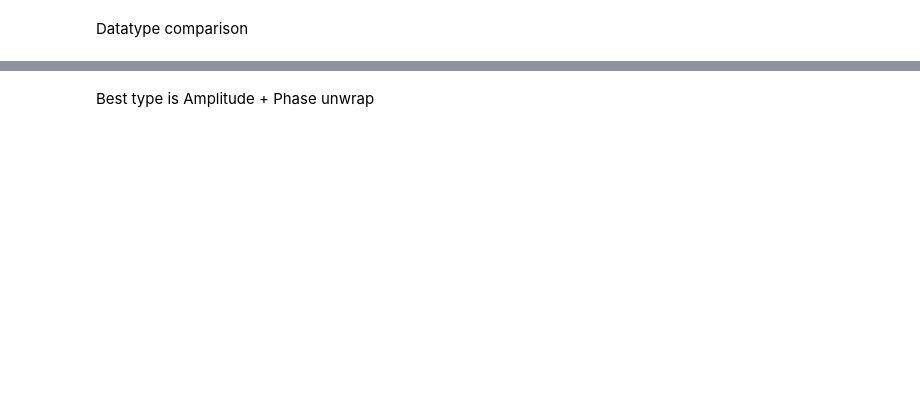
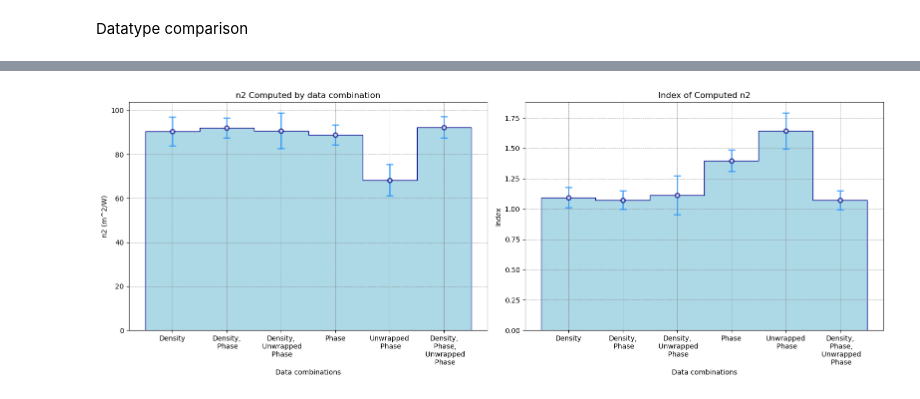
Before and after one commit to Quantum-Optics-LKB/xp2nlse-ml, a Jupyter notebook: single_power/benchmark_visualizer_single_power.ipynb, the cells around one changed output, grey strips where cells are left out. Cells and saved outputs as stored; diff of their text form; code cells hidden in the pictures; blank space fills up the shorter version.

```diff
--- a/single_power/benchmark_visualizer_single_power.ipynb
+++ b/single_power/benchmark_visualizer_single_power.ipynb
@@ -283,2 +265,43 @@ plt.show()
-# %% [markdown]
-Best type is Amplitude + Phase unwrap
+# %%
+mean_accuracy_data_n2 = np.zeros(6)
+mean_index_error_data_n2 = np.zeros(6)
+std_accuracy_data_n2 = np.zeros(6)
+std_index_error_data_n2 = np.zeros(6)
+
+
+for index in range(len(data_types)):
+    mean_accuracy_data_n2[index] = np.mean(data_types[index][1])
+    mean_index_error_data_n2[index] = np.mean(data_types[index][2])
+    std_accuracy_data_n2[index] = np.std(data_types[index][1])/np.sqrt(len(data_types[index][1]))
+    std_index_error_data_n2[index] = np.std(data_types[index][2])/np.sqrt(len(data_types[index][2]))
+
+x_positions = [0.5, 1.5, 2.5, 3.5, 4.5, 5.5]
+# Creating subplots on the same row
+fig, ax = plt.subplots(1, 2, figsize=(16, 6))
+
+# First subplot
+ax[0].grid(True, which='both', linestyle='--', linewidth=0.5, color='grey')
+ax[0].stairs(mean_accuracy_data_n2, fill=True, color='lightblue')
+ax[0].stairs(mean_accuracy_data_n2, color='darkblue')
+ax[0].errorbar(x_positions, mean_accuracy_data_n2, yerr=std_accuracy_data_n2, fmt="o", color="navy", ecolor='dodgerblue', elinewidth=2, capsize=5, alpha=0.7, markerfacecolor='white', markeredgecolor='navy', markeredgewidth=2)
+ax[0].set_xticks(x_positions)
+ax[0].set_xticklabels(data_type_list, rotation=0)
+ax[0].set_title("n2 Computed by data combination")
+ax[0].set_ylabel('n2 (m^2/W)')
+ax[0].set_xlabel('Data combinations')
+
+# Second subplot
+ax[1].grid(True, which='both', linestyle='--', linewidth=0.5, color='grey')
+ax[1].stairs(mean_index_error_data_n2, fill=True, color='lightblue')
+ax[1].stairs(mean_index_error_data_n2, color='darkblue')
+ax[1].errorbar(x_positions, mean_index_error_data_n2, yerr=std_index_error_data_n2, fmt="o", color="navy", ecolor='dodgerblue', elinewidth=2, capsize=5, alpha=0.7, markerfacecolor='white', markeredgecolor='navy', markeredgewidth=2)
+ax[1].set_xticks(x_positions)
+ax[1].set_xticklabels(data_type_list, rotation=0)
+ax[1].set_title("Index of Computed n2")
+ax[1].set_ylabel('Index')
+ax[1].set_xlabel('Data combinations')
+
+plt.tight_layout()
+plt.show()
+# %% [output]
+[figure, added]
```
Also changed, not shown: parts of 11 cells of this notebook, 7 other files.
